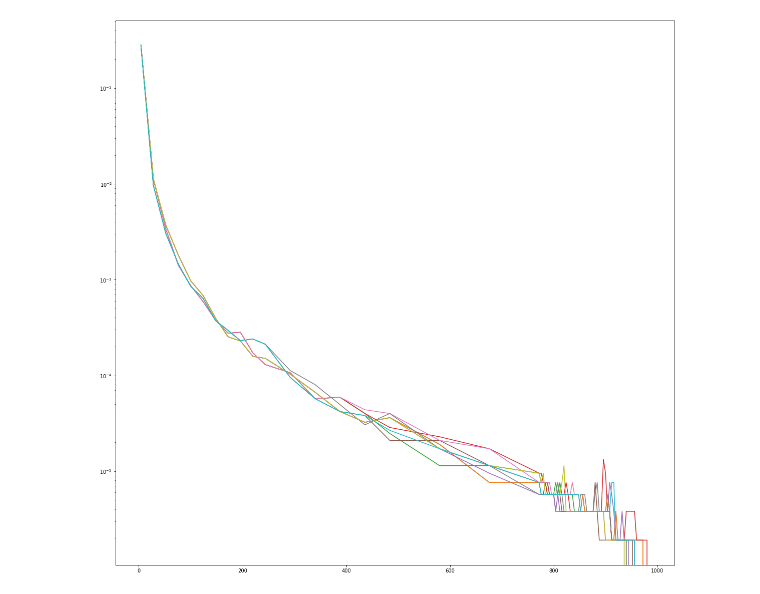
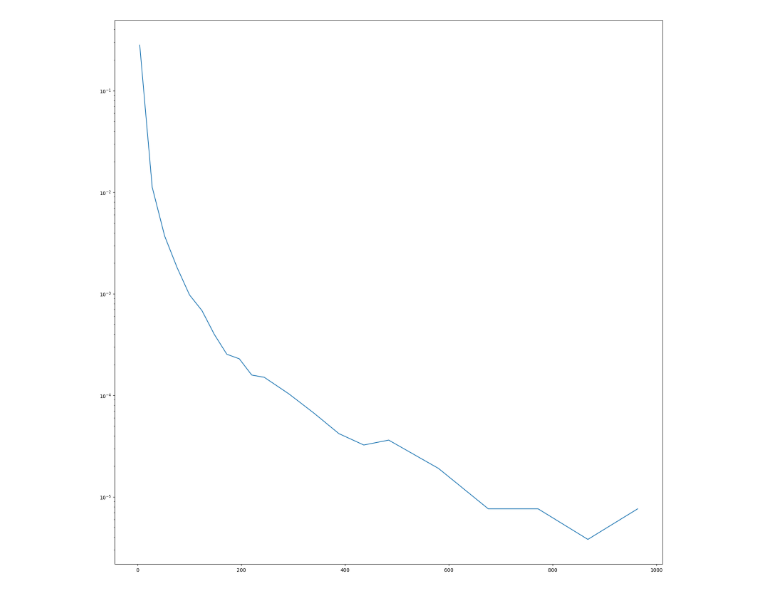
Before and after one commit to itai953/Project, a Jupyter notebook: plotter.ipynb, the cells around one changed output. Drawn from its saved outputs; the diff is of its cells as text; code cells hidden in the pictures.

```diff
--- a/plotter.ipynb
+++ b/plotter.ipynb
@@ -8,6 +8,7 @@ def read(fpath):
             flines = f.readlines()
     except:
         return None
+    flines = flines[:-2]
     len_flines = len(flines)
     n_vals = [flines[i] for i in range(0, len_flines,3)]
     try:
@@ -30,17 +31,18 @@ def read(fpath):
 
     return np.array(n_vals),np.array(max_vecs),np.array(avg_vecs)
 # %%
-data = [read(f"hill_climber_test_g_20_{i}.log") for i in range(10)]
-# data = [tup for tup in data if tup is not None]
-data2 = [read(f"GF_test_g_20_{i}.log") for i in range(10)]
+# data = [read(f"hill_climber_test_g_20_{i}.log") for i in range(10)]
+# # data = [tup for tup in data if tup is not None]
+# data2 = [read(f"GF_test_g_20_{i}.log") for i in range(10)]
+data = read("timed_result_0.log")
 # %%
 plt.figure(figsize=(20,20))
 plt.yscale("log")
-for tup in data:
-    plt.plot(tup[0],tup[1])
+# for tup in data:
+plt.plot(data[0],data[1])
 plt.show()
 # %% [output]
-[figure, old version]
+[figure, new version]
 # %%
 # plt.figure(figsize=(20,20))
 # plt.yscale("log")
```
Also changed, not shown: parts of 1 cell of this notebook, 3 other files.
